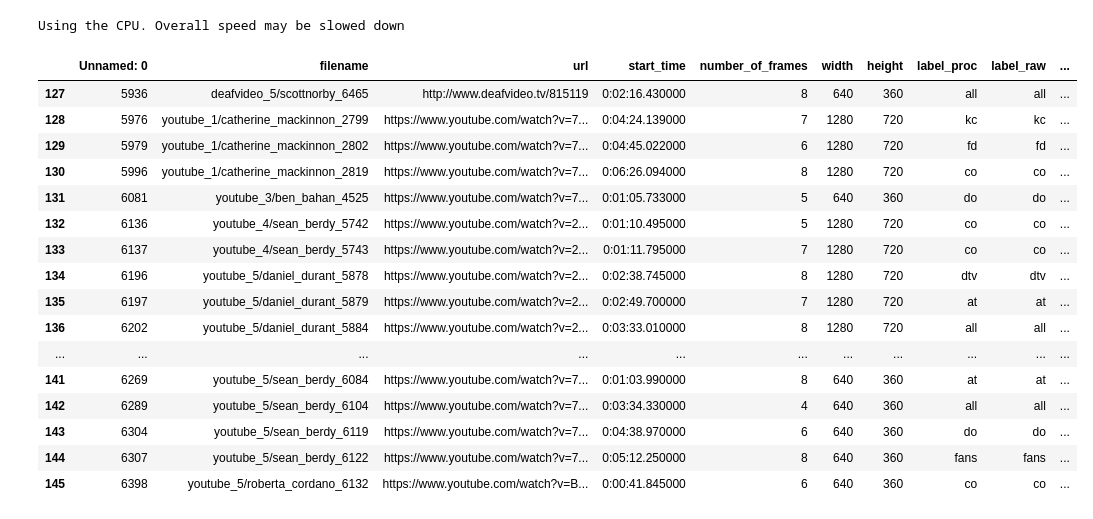
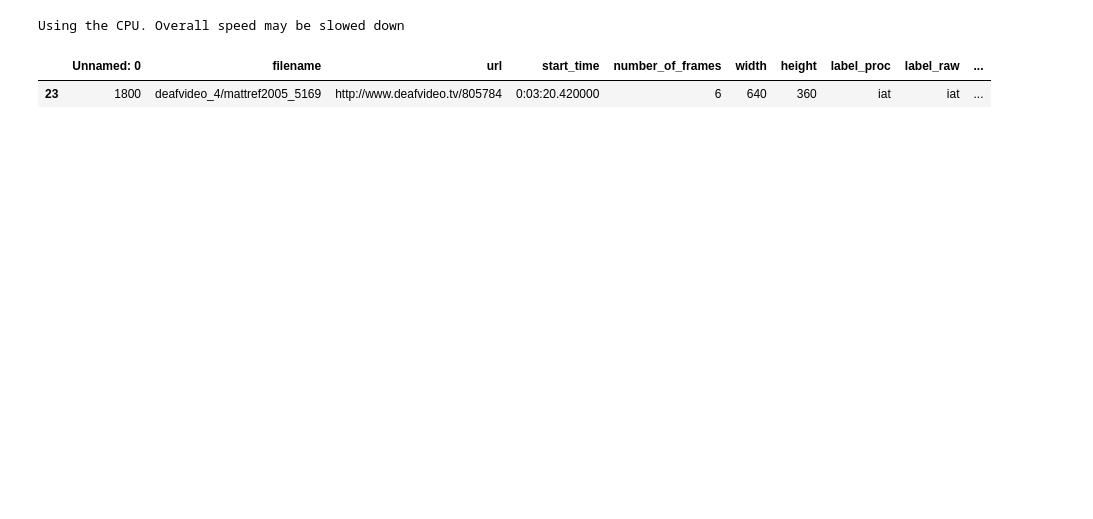
Before and after one commit to Mayaaa311/American-Sign-Language-Classification, a Jupyter notebook: avg_cnn.ipynb, the cells around one changed output. Drawn from its saved outputs; the diff is of its cells as text; code cells hidden in the pictures; blank space fills up the shorter version.

```diff
--- a/avg_cnn.ipynb
+++ b/avg_cnn.ipynb
@@ -27,25 +27,11 @@ Using the CPU. Overall speed may be slowed down
 # %%
 df = pd.read_csv('output.csv', delimiter=';')
 # %%
-df[df['partition']=='dev']
+# df[df['partition']=='dev']
+df[df['filename']=='deafvideo_4/mattref2005_5169']
 # %% [output]
 |  | Unnamed: 0 | filename | url | start_time | number_of_frames | width | height | label_proc | label_raw | ... |
-| 127 | 5936 | deafvideo_5/scottnorby_6465 | http://www.deafvideo.tv/815119 | 0:02:16.430000 | 8 | 640 | 360 | all | all | ... |
-| 128 | 5976 | youtube_1/catherine_mackinnon_2799 | https://www.youtube.com/watch?v=7... | 0:04:24.139000 | 7 | 1280 | 720 | kc | kc | ... |
-| 129 | 5979 | youtube_1/catherine_mackinnon_2802 | https://www.youtube.com/watch?v=7... | 0:04:45.022000 | 6 | 1280 | 720 | fd | fd | ... |
-| 130 | 5996 | youtube_1/catherine_mackinnon_2819 | https://www.youtube.com/watch?v=7... | 0:06:26.094000 | 8 | 1280 | 720 | co | co | ... |
-| 131 | 6081 | youtube_3/ben_bahan_4525 | https://www.youtube.com/watch?v=7... | 0:01:05.733000 | 5 | 640 | 360 | do | do | ... |
-| 132 | 6136 | youtube_4/sean_berdy_5742 | https://www.youtube.com/watch?v=2... | 0:01:10.495000 | 5 | 1280 | 720 | co | co | ... |
-| 133 | 6137 | youtube_4/sean_berdy_5743 | https://www.youtube.com/watch?v=2... | 0:01:11.795000 | 7 | 1280 | 720 | co | co | ... |
-| 134 | 6196 | youtube_5/daniel_durant_5878 | https://www.youtube.com/watch?v=2... | 0:02:38.745000 | 8 | 1280 | 720 | dtv | dtv | ... |
-| 135 | 6197 | youtube_5/daniel_durant_5879 | https://www.youtube.com/watch?v=2... | 0:02:49.700000 | 7 | 1280 | 720 | at | at | ... |
-| 136 | 6202 | youtube_5/daniel_durant_5884 | https://www.youtube.com/watch?v=2... | 0:03:33.010000 | 8 | 1280 | 720 | all | all | ... |
-| ... | ... | ... | ... | ... | ... | ... | ... | ... | ... | ... |
-| 141 | 6269 | youtube_5/sean_berdy_6084 | https://www.youtube.com/watch?v=7... | 0:01:03.990000 | 8 | 640 | 360 | at | at | ... |
-| 142 | 6289 | youtube_5/sean_berdy_6104 | https://www.youtube.com/watch?v=7... | 0:03:34.330000 | 4 | 640 | 360 | all | all | ... |
-| 143 | 6304 | youtube_5/sean_berdy_6119 | https://www.youtube.com/watch?v=7... | 0:04:38.970000 | 6 | 640 | 360 | do | do | ... |
-| 144 | 6307 | youtube_5/sean_berdy_6122 | https://www.youtube.com/watch?v=7... | 0:05:12.250000 | 8 | 640 | 360 | fans | fans | ... |
-| 145 | 6398 | youtube_5/roberta_cordano_6132 | https://www.youtube.com/watch?v=B... | 0:00:41.845000 | 6 | 640 | 360 | co | co | ... |
+| 23 | 1800 | deafvideo_4/mattref2005_5169 | http://www.deafvideo.tv/805784 | 0:03:20.420000 | 6 | 640 | 360 | iat | iat | ... |
 # %%
 def file_exists(filename):
     folders = ['avg_dev', 'avg_test', 'avg_train']
```
Also changed, not shown: parts of 5 cells of this notebook.
